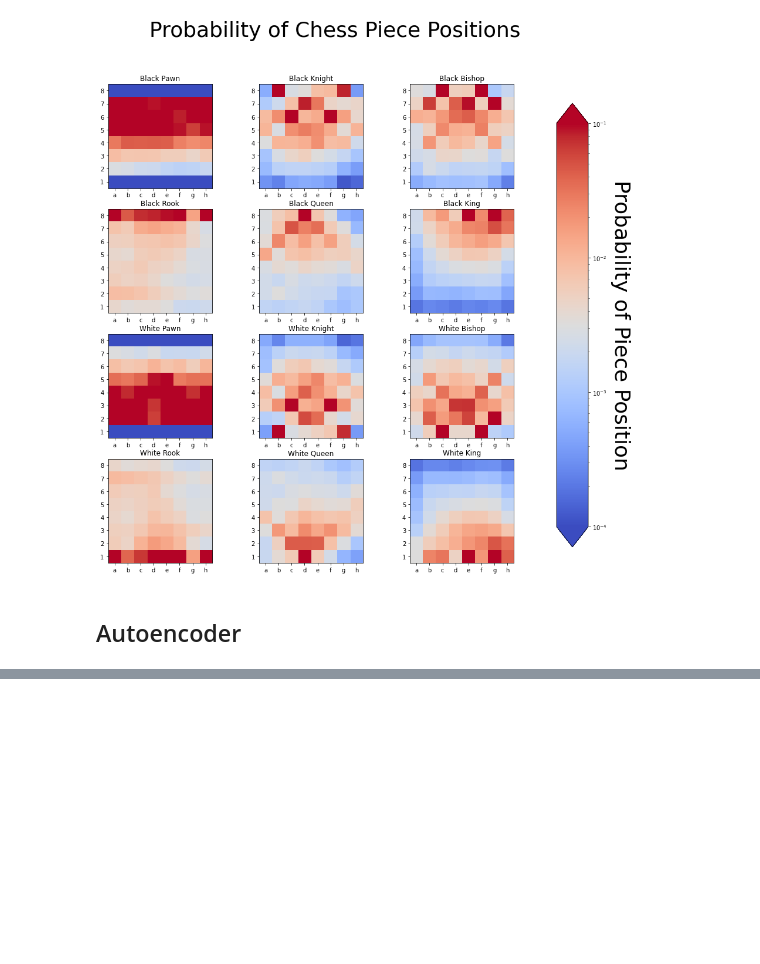
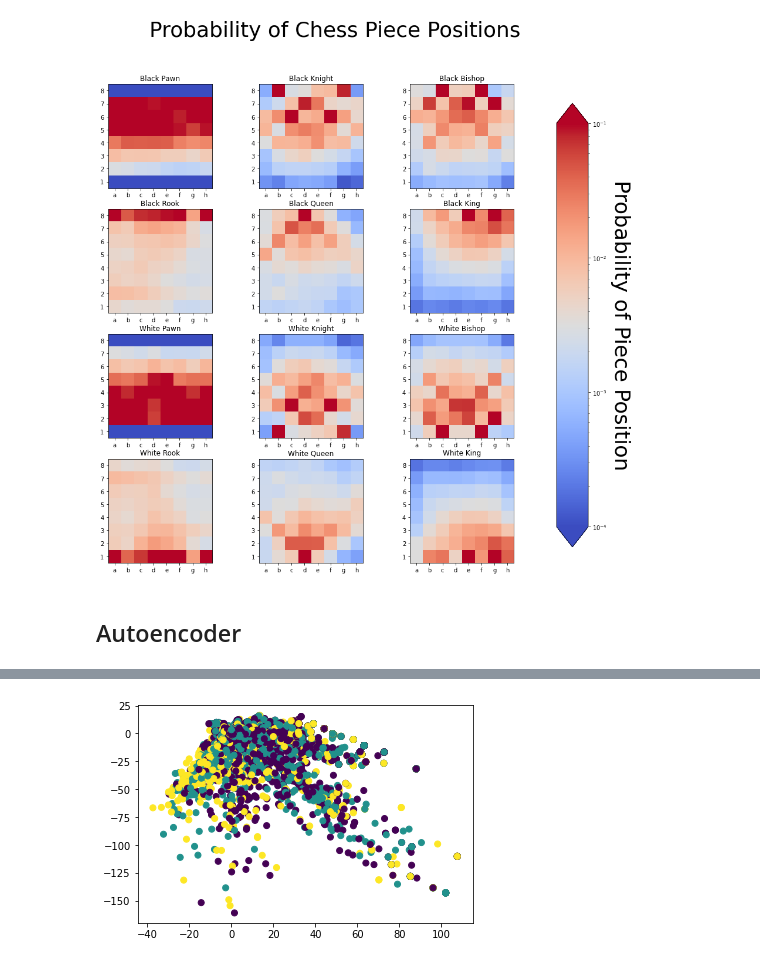
Before and after one commit to HungryAmoeba/chess_analysis, a Jupyter notebook: chess_analysis.ipynb, the cells around one changed output, grey strips where cells are left out. Cells and saved outputs as stored; diff of their text form; code cells hidden in the pictures; blank space fills up the shorter version.

```diff
--- a/chess_analysis.ipynb
+++ b/chess_analysis.ipynb
@@ -390,0 +665,10 @@ from torch.utils.data import DataLoader
+# %%
+# visualize the embedding
+
+#tps = torch.tensor(test_data).to(device)
+encoding = ae.encode(test_pos.to(device))
+encoding = encoding.detach().cpu().numpy()
+plt.scatter(encoding[:,0], encoding[:,1], c = test_lab)
+plt.show()
+# %% [output]
+[figure, added]
```
Also changed, not shown: parts of 62 cells of this notebook.
